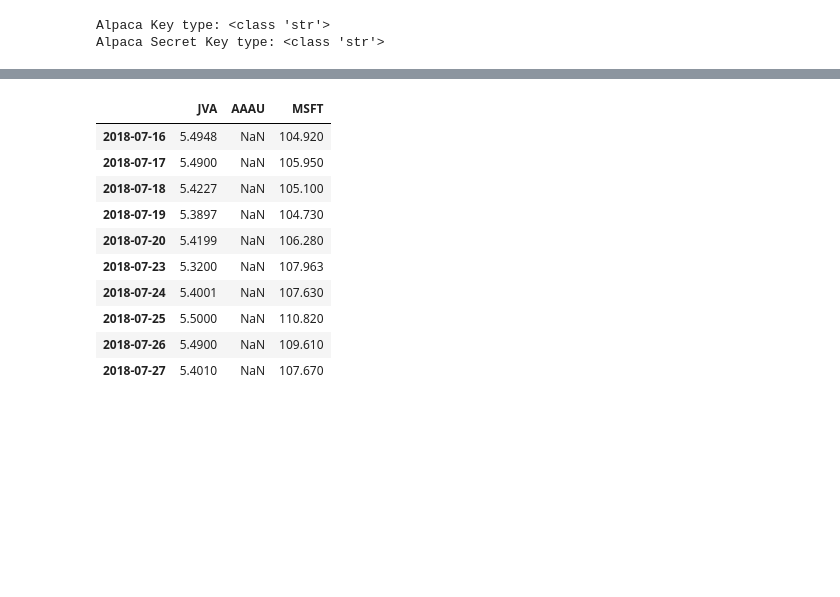
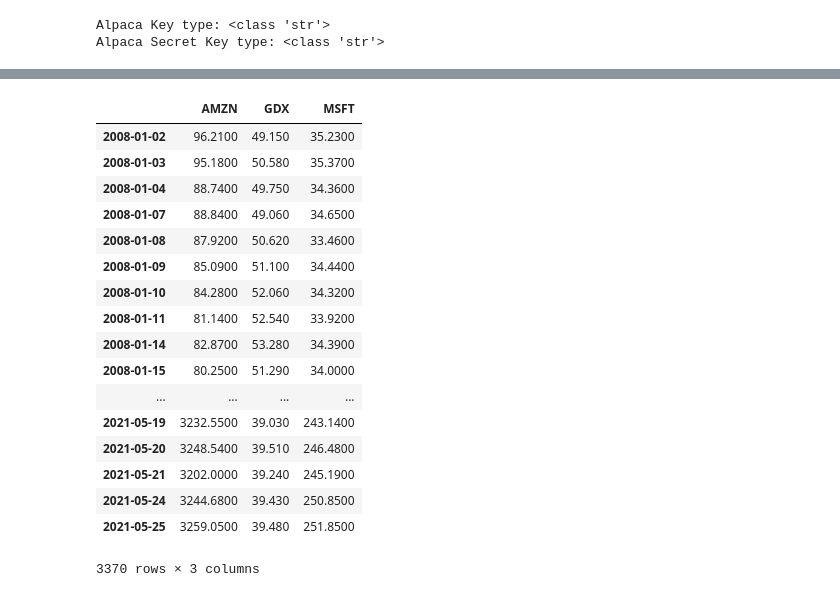
Before and after one commit to HeimmerTime/Project_1, a Jupyter notebook: eric_data.ipynb, the cells around one changed output, grey strips where cells are left out. Cells and saved outputs as stored; diff of their text form; code cells hidden in the pictures; blank space fills up the shorter version.

Commit message:
dataframes joined

```diff
--- a/eric_data.ipynb
+++ b/eric_data.ipynb
@@ -59,4 +204,22 @@ df_portfolio
 # %%
+# Set the tickers
+tickers5 = ["GDX", "AMZN", "MSFT"]
+
+# Set timeframe to one day ('1D') for the Alpaca API
+timeframe5 = "1D"
+
 # Format start and end dates as ISO format for one year period
-start = pd.Timestamp("2018-07-14", tz="America/New_York").isoformat()
-end = pd.Timestamp("2021-07-14", tz="America/New_York").isoformat()
+start_date5 = pd.Timestamp("2017-06-01", tz="America/New_York").isoformat()
+end_date5 = pd.Timestamp("2021-05-25", tz="America/New_York").isoformat()
+
+# Get closing prices for FB and TWTR from the last year
+df_portfolio_year5 = alpaca.get_barset(
+    tickers5,
+    timeframe5,
+    start = start_date5,
+    end = end_date5,
+    limit = 1000
+).df
+
+# Display sample data
+df_portfolio_year5
@@ -104,0 +247,4 @@ df_portfolio_year.tail(10)
+# %%
+# Create and empty DataFrame for closing prices
+df_portfolio = pd.concat([df_portfolio_year1, df_portfolio_year2, df_portfolio_year3, df_portfolio_year4, df_portfolio_year5], axis="rows", join="outer")
+df_portfolio
@@ -105,29 +272,36 @@ df_portfolio_year.tail(10)
 # %%
-# Create and empty DataFrame for closing prices
+# Create an empty DataFrame for closing prices
 df_closing_prices = pd.DataFrame()
 
-# Fetch the closing prices of FB and TWTR
-df_closing_prices["JVA"] = df_portfolio_year["JVA"]["close"]
-df_closing_prices["AAAU"] = df_portfolio_year["AAAU"]["close"]
-df_closing_prices["MSFT"] = df_portfolio_year["MSFT"]["close"]
+df_closing_prices["AMZN"] = df_portfolio["AMZN"]["close"]
+df_closing_prices["GDX"] = df_portfolio["GDX"]["close"]
+df_closing_prices["MSFT"] = df_portfolio["MSFT"]["close"]
 
-# Drop the time component of the date
+
+#Drop the time component of the date
 df_closing_prices.index = df_closing_prices.index.date
 
-# Display sample data
-df_closing_prices.head(10)
+#display DataFrame
+df_closing_prices
 # %% [output]
-|  | JVA | AAAU | MSFT |
-| 2018-07-16 | 5.4948 | NaN | 104.920 |
-| 2018-07-17 | 5.4900 | NaN | 105.950 |
-| 2018-07-18 | 5.4227 | NaN | 105.100 |
-| 2018-07-19 | 5.3897 | NaN | 104.730 |
-| 2018-07-20 | 5.4199 | NaN | 106.280 |
-| 2018-07-23 | 5.3200 | NaN | 107.963 |
-| 2018-07-24 | 5.4001 | NaN | 107.630 |
-| 2018-07-25 | 5.5000 | NaN | 110.820 |
-| 2018-07-26 | 5.4900 | NaN | 109.610 |
-| 2018-07-27 | 5.4010 | NaN | 107.670 |
+|  | AMZN | GDX | MSFT |
+| 2008-01-02 | 96.2100 | 49.150 | 35.2300 |
+| 2008-01-03 | 95.1800 | 50.580 | 35.3700 |
+| 2008-01-04 | 88.7400 | 49.750 | 34.3600 |
+| 2008-01-07 | 88.8400 | 49.060 | 34.6500 |
+| 2008-01-08 | 87.9200 | 50.620 | 33.4600 |
+| 2008-01-09 | 85.0900 | 51.100 | 34.4400 |
+| 2008-01-10 | 84.2800 | 52.060 | 34.3200 |
+| 2008-01-11 | 81.1400 | 52.540 | 33.9200 |
+| 2008-01-14 | 82.8700 | 53.280 | 34.3900 |
+| 2008-01-15 | 80.2500 | 51.290 | 34.0000 |
+| ... | ... | ... | ... |
+| 2021-05-19 | 3232.5500 | 39.030 | 243.1400 |
+| 2021-05-20 | 3248.5400 | 39.510 | 246.4800 |
+| 2021-05-21 | 3202.0000 | 39.240 | 245.1900 |
+| 2021-05-24 | 3244.6800 | 39.430 | 250.8500 |
+| 2021-05-25 | 3259.0500 | 39.480 | 251.8500 |
+3370 rows × 3 columns
 # %%
 # Compute daily returns
 df_daily_returns = df_closing_prices.pct_change().dropna()
```
Also changed, not shown: parts of 18 cells of this notebook, 2 other files.
